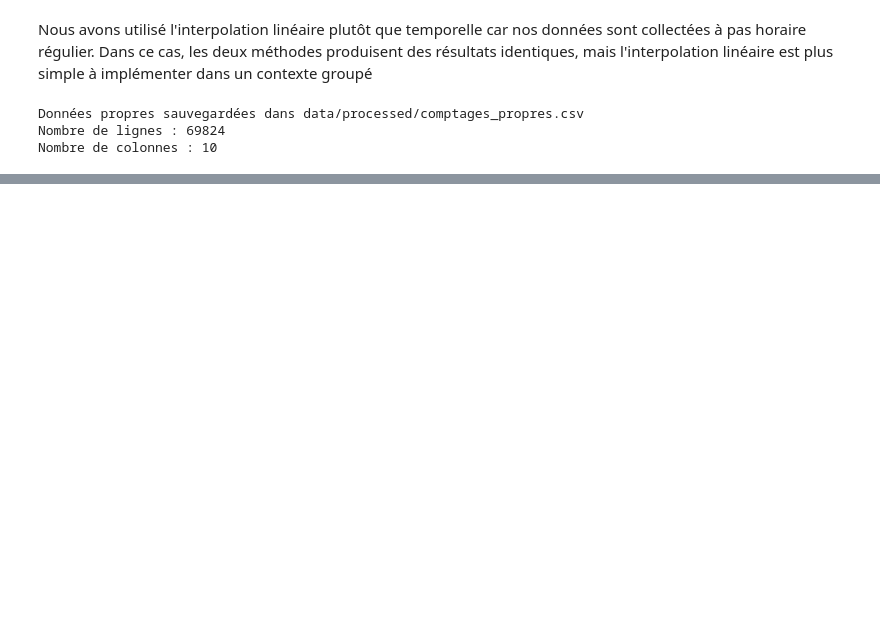
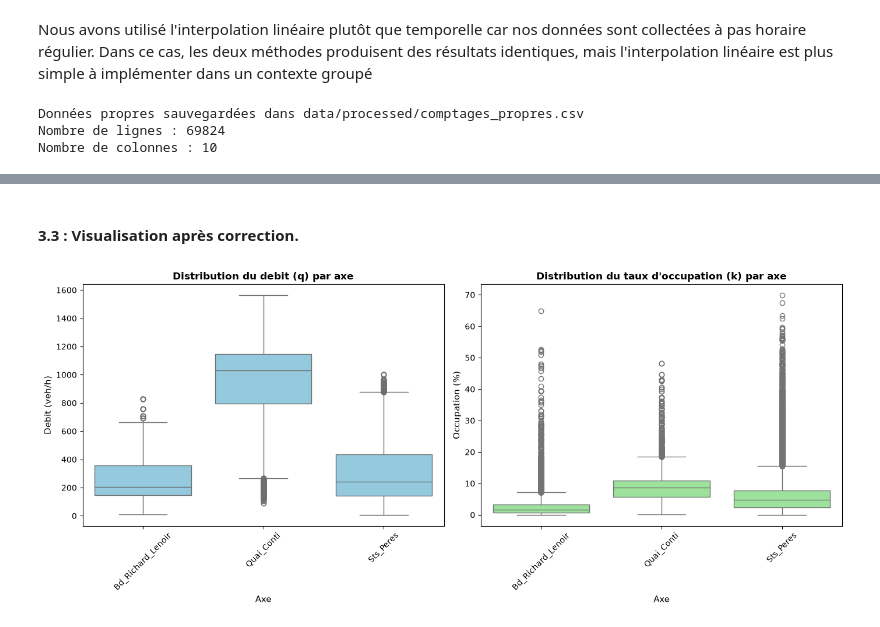
Before and after one commit to Fred-Youaleu/Projet_Trafic, a Jupyter notebook: Rendu 3.ipynb, the cells around one changed output, grey strips where cells are left out. Saved outputs shown, nothing was run; the diff lists cells and outputs as text; code cells hidden in the pictures; blank space fills up the shorter version.

Commit message:
fix: mise a jour de Rendu 3 avec le contenu complet du M3

```diff
--- a/Rendu 3.ipynb
+++ b/Rendu 3.ipynb
@@ -475,0 +598,21 @@ Nombre de colonnes : 10
+# %%
+import numpy as np
+
+print("--- Application des limites physiques absolues ---")
+
+# 1. Vérification des débits négatifs
+nb_q_negatif = (df['q'] < 0).sum()
+print(f"Nombre de débits (q) négatifs : {nb_q_negatif}")
+if nb_q_negatif > 0:
+    df.loc[df['q'] < 0, 'q'] = np.nan
+    print("-> Les débits négatifs ont été mis à NaN.")
+
+# 2. Plafonnement de l'occupation (k) entre 0 et 100
+# C'est la méthode la plus propre : on écrase les valeurs impossibles par la limite la plus proche
+nb_k_hors_borne = ((df['k'] < 0) | (df['k'] > 100)).sum()
+print(f"Nombre de taux d'occupation (k) hors bornes [0, 100] : {nb_k_hors_borne}")
+
+df['k'] = df['k'].clip(lower=0, upper=100)
+print("-> La colonne 'k' a été plafonnée entre 0 et 100.")
+
+print("\n Nettoyage des limites physiques terminé.")
@@ -475,0 +637,28 @@ Nombre de colonnes : 10
+# %% [markdown]
+#### 3.3 : Visualisation après correction.
+# %%
+import matplotlib.pyplot as plt
+import seaborn as sns
+
+# Creation d'une figure avec 2 sous-graphiques cote a cote
+fig, axes = plt.subplots(1, 2, figsize=(14, 6))
+
+# 1. Boxplot pour le debit (q)
+sns.boxplot(data=df, x="libelle", y="q", ax=axes[0], color="#87CEEB")
+axes[0].set_title("Distribution du debit (q) par axe", fontsize=12, fontweight="bold")
+axes[0].set_xlabel("Axe", fontsize=11)
+axes[0].set_ylabel("Debit (veh/h)", fontsize=11)
+axes[0].tick_params(axis="x", rotation=45)
+
+# 2. Boxplot pour le taux d'occupation (k)
+sns.boxplot(data=df, x="libelle", y="k", ax=axes[1], color="#90EE90")
+axes[1].set_title("Distribution du taux d'occupation (k) par axe", fontsize=12, fontweight="bold")
+axes[1].set_xlabel("Axe", fontsize=11)
+axes[1].set_ylabel("Occupation (%)", fontsize=11)
+axes[1].tick_params(axis="x", rotation=45)
+
+# Ajustement de la mise en page
+plt.tight_layout()
+plt.show()
+# %% [output]
+[figure, added]
```
Also changed, not shown: parts of 24 cells of this notebook.
